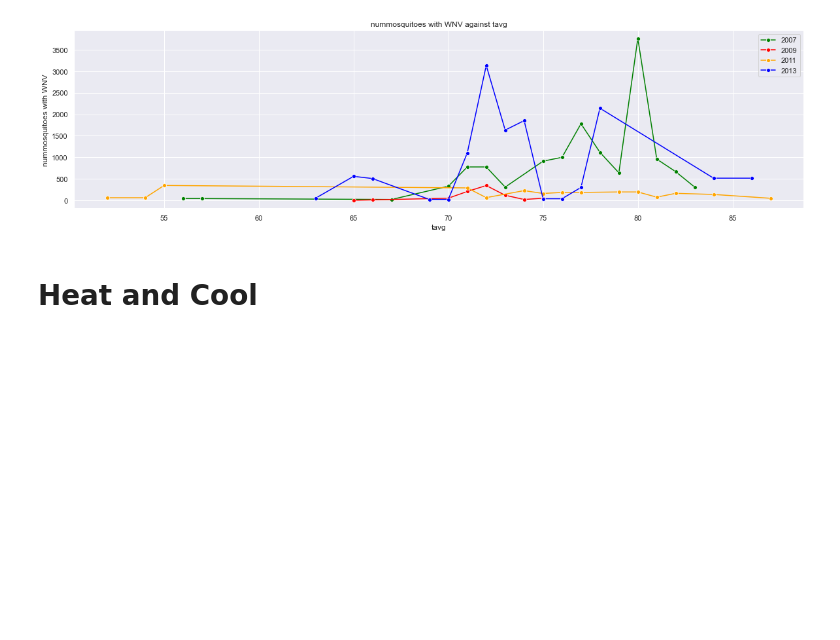
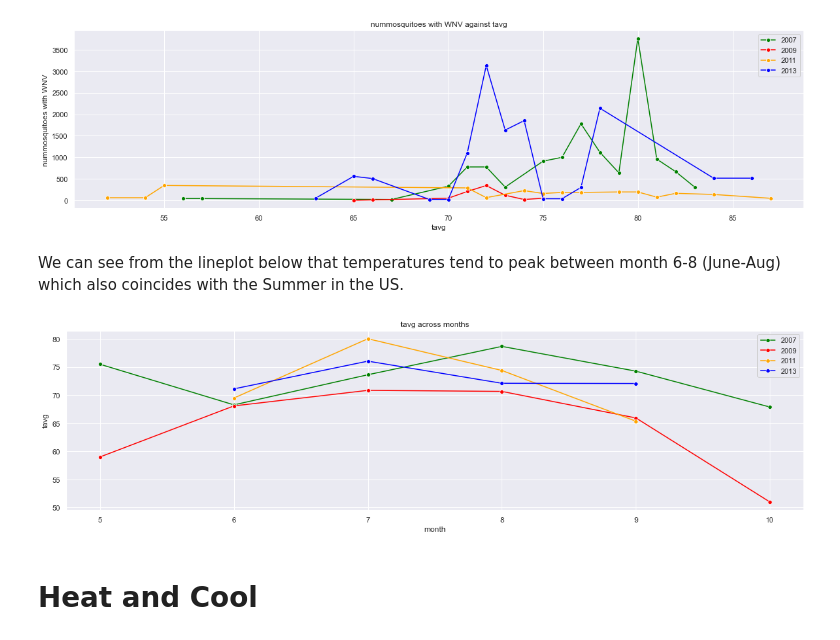
Before and after one commit to Jake-Sudoku/GA-Project-04, a Jupyter notebook: 03-Project04/Proj 4 Test/Project 4 EDA for weather + train dataset.ipynb, the cells around one changed output. Saved outputs shown, nothing was run; the diff lists cells and outputs as text; code cells hidden in the pictures; blank space fills up the shorter version.

```diff
--- a/03-Project04/Proj 4 Test/Project 4 EDA for weather + train dataset.ipynb
+++ b/03-Project04/Proj 4 Test/Project 4 EDA for weather + train dataset.ipynb
@@ -91,14 +91,13 @@ def line_plot(x):
     sns.lineplot(df_plot.loc[df_plot['year']==2013, x],df_plot['wnvpresent'], color='blue', label='2013', marker='o')
 
     plt.title('WNV present against ' + x)
-    plt.legend()
 
 #define function to gen boxplots
 
 def box_plot(y):
     plt.figure(figsize=(5,4))
     sns.boxplot(x='wnvpresent', y=y, data = df_train_weather)
-    plt.title('Boxplot of ' + y + ' and wnvpresent');
+    plt.title('Boxplot of ' + y + ' and wnvpresent')
 
 #define function to gen countplots
 
@@ -111,15 +110,15 @@ def count_plot(z):
     sns.countplot(df_train_weather.loc[df_train_weather['year']==2013, z], color='blue', label='2013')
 
     plt.title(z + ' across the years')
-    plt.legend();
+    plt.legend()
 
 #define function to gen lmplots
 
 def lm_plot(a, b):
     sns.lmplot(x=a, y=b, data=df_train_weather, fit_reg=False, hue='wnvpresent', height=6)
-    plt.title(b + ' against ' + a);
+    plt.title(b + ' against ' + a)
 
-#functions to gen plots to compare with nummosquitos with WNV
+#function to gen plots to compare with nummosquitos with WNV
 
 #define function to gen lineplots_2
 
@@ -136,7 +135,21 @@ def line_plot_2(c):
 
     plt.title('nummosquitoes with WNV against ' + c)
     plt.ylabel('nummosquitoes with WNV')
-    plt.legend();
+
+#function to gen plots to compare across months
+
+#define function to gen lineplots_3
+
+def line_plot_3(d):
+
+    plt.figure(figsize=(20,5))
+
+    sns.lineplot(df_train_weather.loc[df_train_weather['year']==2007, 'month'], df_train_weather[d], color='green', label='2007', marker='o', ci=None)
+    sns.lineplot(df_train_weather.loc[df_train_weather['year']==2009, 'month'], df_train_weather[d], color='red', label='2009', marker='o', ci=None)
+    sns.lineplot(df_train_weather.loc[df_train_weather['year']==2011, 'month'], df_train_weather[d], color='orange', label='2011', marker='o', ci=None)
+    sns.lineplot(df_train_weather.loc[df_train_weather['year']==2013, 'month'], df_train_weather[d], color='blue', label='2013', marker='o', ci=None)
+
+    plt.title(d + ' across months')
 # %% [markdown]
 # Presence of WNV in year 2007, 2009, 2011, 2013
 # %% [markdown]
@@ -211,6 +224,12 @@ line_plot('tavg')
 line_plot_2('tavg')
 # %% [output]
 [figure]
+# %% [markdown]
+We can see from the lineplot below that temperatures tend to peak between month 6-8 (June-Aug) which also coincides with the Summer in the US.
+# %%
+line_plot_3('tavg')
+# %% [output]
+[figure, added]
 # %% [markdown]
 # Heat and Cool
 # %% [markdown]
```
Also changed, not shown: parts of 6 cells of this notebook.
